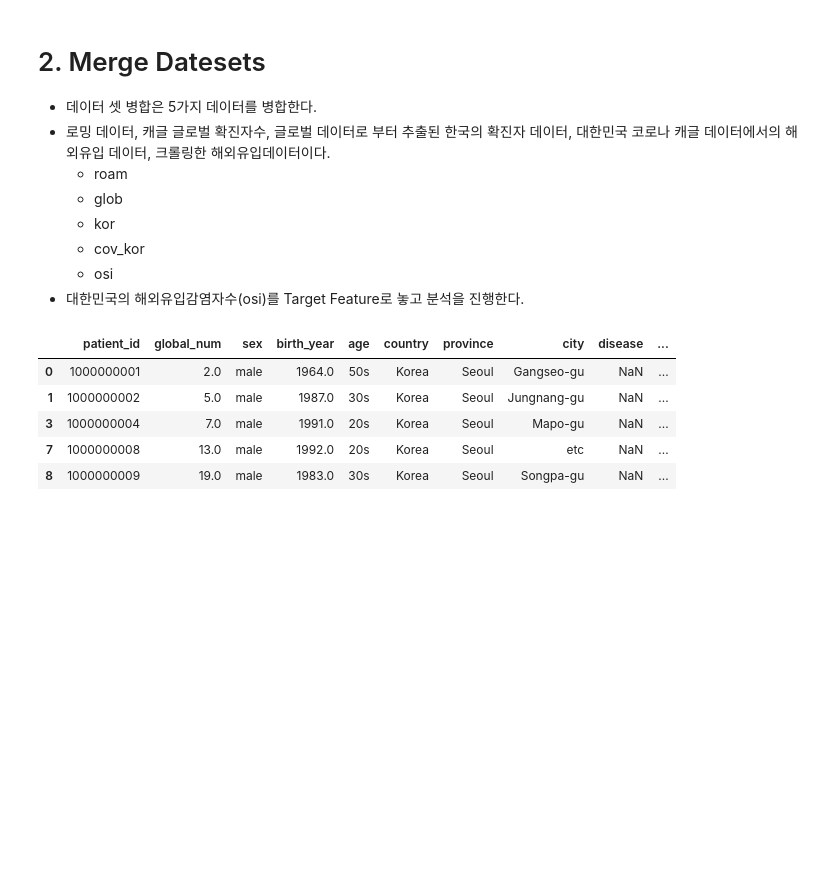
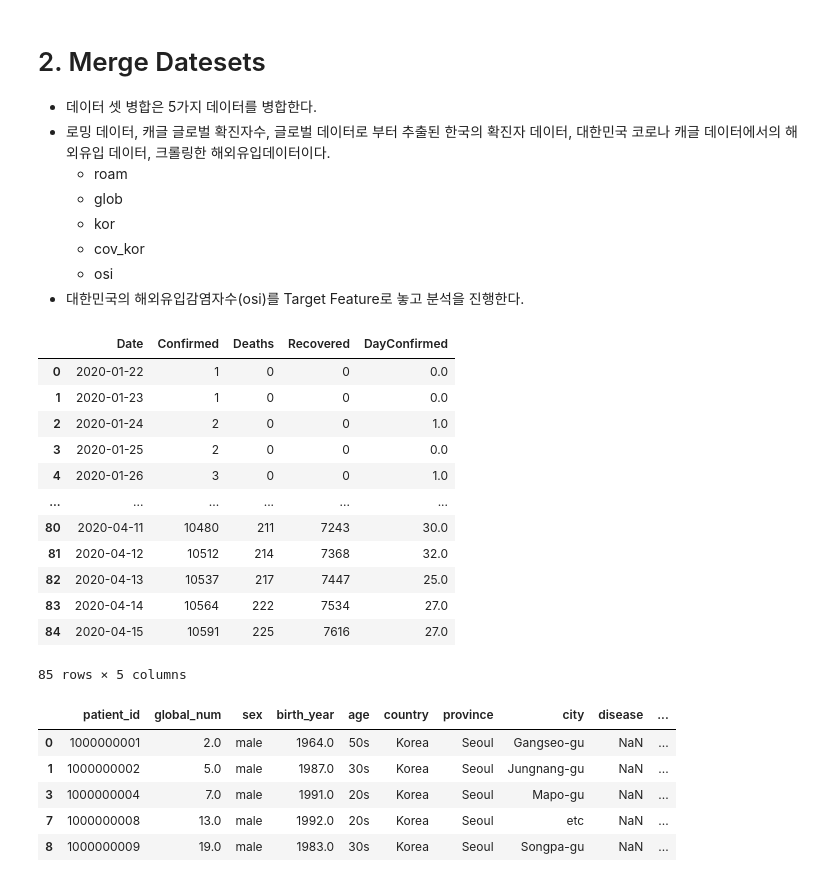
Before and after one commit to Hinterhalter/Post-COVID-19_modeling, a Jupyter notebook: Data_Preprocessing.ipynb, the cells around one changed output. Drawn from its saved outputs; the diff is of its cells as text; code cells hidden in the pictures; blank space fills up the shorter version.

```diff
--- a/Data_Preprocessing.ipynb
+++ b/Data_Preprocessing.ipynb
@@ -105,5 +100,21 @@ osi['Date'] = pd.to_datetime(osi['Date'])
 # %%
 new_roam = roam.rename(columns={'return':'Date'})
 new_roam = new_roam.groupby(['Date'], as_index=False)['count'].sum()
+# %%
+kor
+# %% [output]
+|  | Date | Confirmed | Deaths | Recovered | DayConfirmed |
+| 0 | 2020-01-22 | 1 | 0 | 0 | 0.0 |
+| 1 | 2020-01-23 | 1 | 0 | 0 | 0.0 |
+| 2 | 2020-01-24 | 2 | 0 | 0 | 1.0 |
+| 3 | 2020-01-25 | 2 | 0 | 0 | 0.0 |
+| 4 | 2020-01-26 | 3 | 0 | 0 | 1.0 |
+| ... | ... | ... | ... | ... | ... |
+| 80 | 2020-04-11 | 10480 | 211 | 7243 | 30.0 |
+| 81 | 2020-04-12 | 10512 | 214 | 7368 | 32.0 |
+| 82 | 2020-04-13 | 10537 | 217 | 7447 | 25.0 |
+| 83 | 2020-04-14 | 10564 | 222 | 7534 | 27.0 |
+| 84 | 2020-04-15 | 10591 | 225 | 7616 | 27.0 |
+85 rows × 5 columns
 # %%
 glob = kag_dated_1
```
Also changed, not shown: parts of 9 cells of this notebook, 2 other files.
